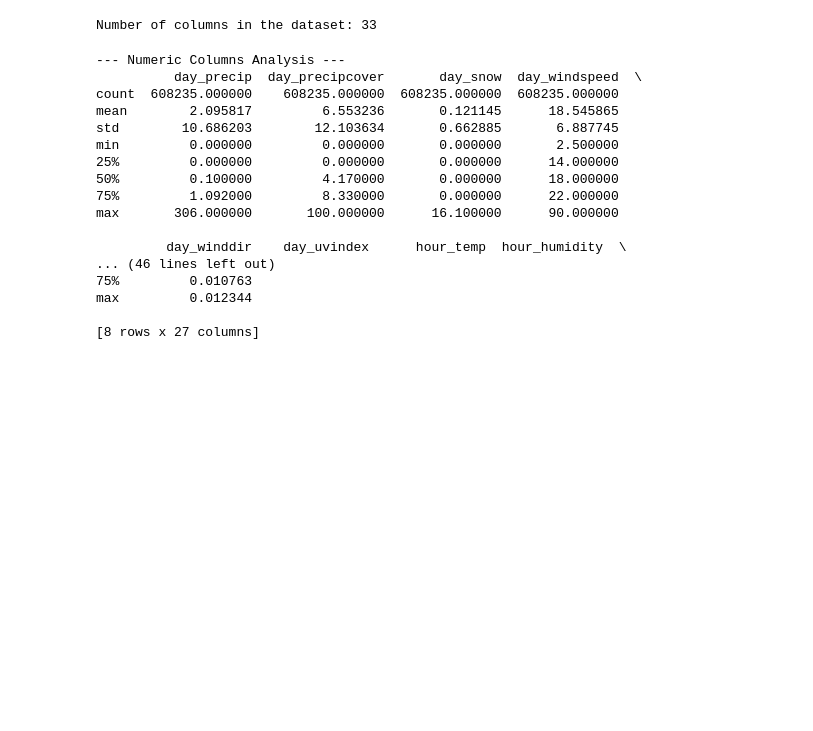
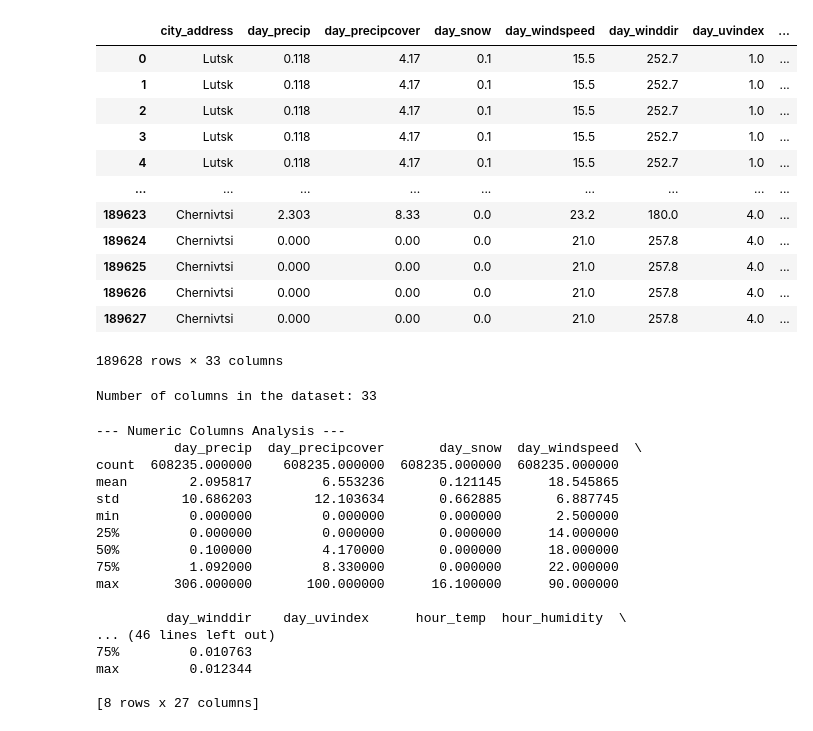
Before and after one commit to VSidd976/Air_alarm_project, a Jupyter notebook: Analysis/alarms+weather+isw_analysis.ipynb, the cells around one changed output. Saved outputs shown, nothing was run; the diff lists cells and outputs as text; code cells hidden in the pictures; blank space fills up the shorter version.

```diff
--- a/Analysis/alarms+weather+isw_analysis.ipynb
+++ b/Analysis/alarms+weather+isw_analysis.ipynb
@@ -3,7 +3,22 @@ import pandas as pd
 import matplotlib.pyplot as plt
 import seaborn as sns
 # %%
-df = pd.read_csv('https://drive.google.com/uc?id=1JBY-RmHNkBS99fsgALtVcb2Vc9iY-ARJ')
+df = pd.read_csv("df_alt2.csv")
+df
+# %% [output]
+|  | city_address | day_precip | day_precipcover | day_snow | day_windspeed | day_winddir | day_uvindex | ... |
+| 0 | Lutsk | 0.118 | 4.17 | 0.1 | 15.5 | 252.7 | 1.0 | ... |
+| 1 | Lutsk | 0.118 | 4.17 | 0.1 | 15.5 | 252.7 | 1.0 | ... |
+| 2 | Lutsk | 0.118 | 4.17 | 0.1 | 15.5 | 252.7 | 1.0 | ... |
+| 3 | Lutsk | 0.118 | 4.17 | 0.1 | 15.5 | 252.7 | 1.0 | ... |
+| 4 | Lutsk | 0.118 | 4.17 | 0.1 | 15.5 | 252.7 | 1.0 | ... |
+| ... | ... | ... | ... | ... | ... | ... | ... | ... |
+| 189623 | Chernivtsi | 2.303 | 8.33 | 0.0 | 23.2 | 180.0 | 4.0 | ... |
+| 189624 | Chernivtsi | 0.000 | 0.00 | 0.0 | 21.0 | 257.8 | 4.0 | ... |
+| 189625 | Chernivtsi | 0.000 | 0.00 | 0.0 | 21.0 | 257.8 | 4.0 | ... |
+| 189626 | Chernivtsi | 0.000 | 0.00 | 0.0 | 21.0 | 257.8 | 4.0 | ... |
+| 189627 | Chernivtsi | 0.000 | 0.00 | 0.0 | 21.0 | 257.8 | 4.0 | ... |
+189628 rows × 33 columns
 # %%
 num_columns = df.shape[1]
 print(f"Number of columns in the dataset: {num_columns}")
```
